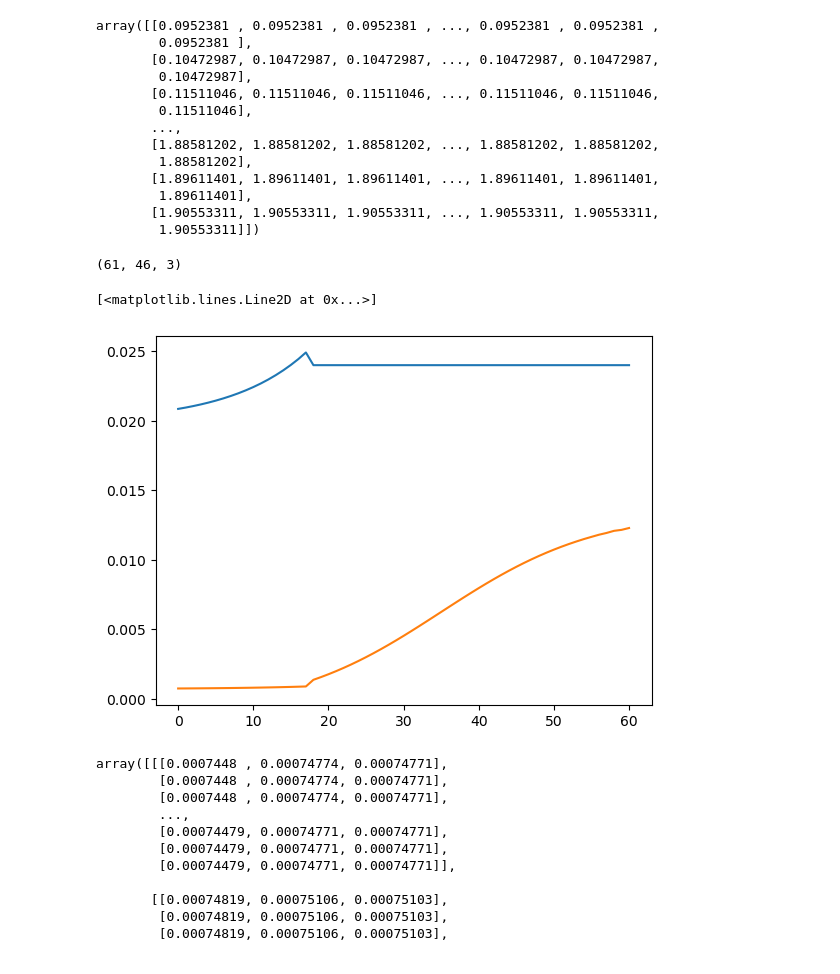
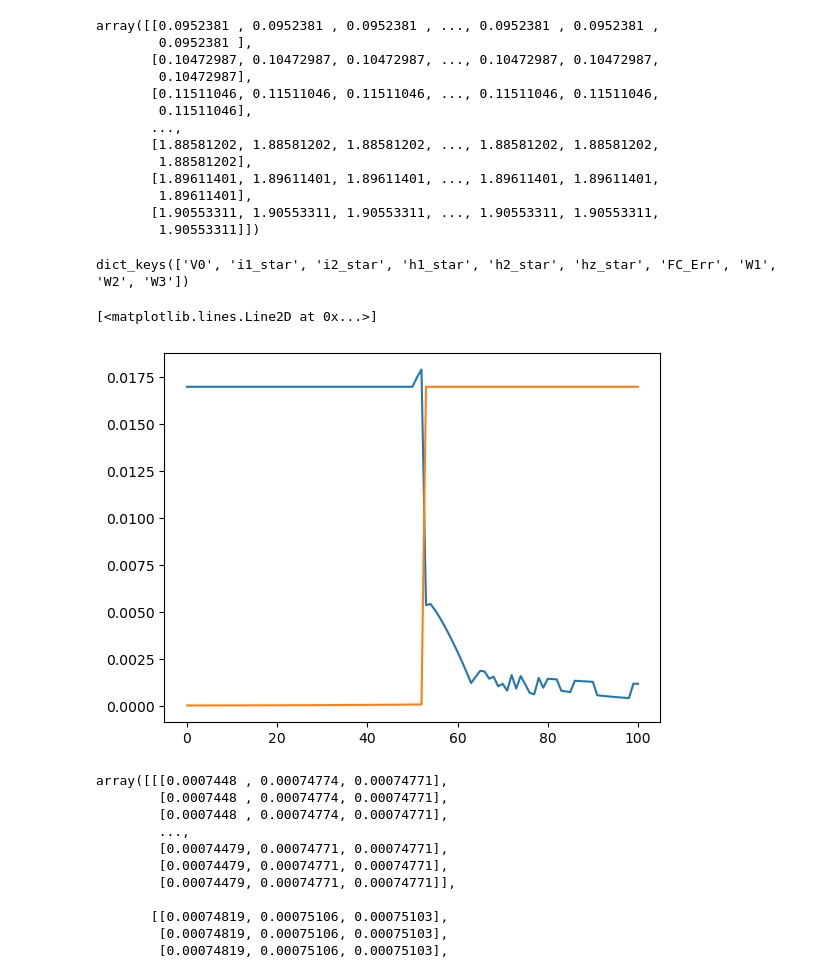
Before and after one commit to hqin-2020/CTU, a Jupyter notebook: Untitled-1.ipynb, the cells around one changed output. Drawn from its saved outputs; the diff is of its cells as text; code cells hidden in the pictures.

```diff
--- a/Untitled-1.ipynb
+++ b/Untitled-1.ipynb
@@ -271,19 +267,22 @@ array([[0.0952381 , 0.0952381 , 0.0952381 , ..., 0.0952381 , 0.0952381 ,
         1.90553311]])
 # %%
 import pickle
-lsp = pickle.load(open('data/TwoCapital_small_grid_0.1_frac_0.1/result_rho_1.1_eps_0.1_frac_0.1',"rb"))
+lsp = pickle.load(open('data/TwoCapital_small_grid_Acap_smallepsilon_0.0005_frac_0.01/result_rho_1.00001_eps_0.0005_frac_0.01_A1cap_0.36_A2cap_0.36',"rb"))
-# %%
-lsp['i1_star'].shape
-# %% [output]
-(61, 46, 3)
+# %%
+lsp.keys()
+# %% [output]
+dict_keys(['V0', 'i1_star', 'i2_star', 'h1_star', 'h2_star', 'hz_star', 'FC_Err', 'W1', 'W2', 'W3'])
 # %%
 import matplotlib.pyplot as plt
-plt.plot(lsp['i1_star'][:,0,0])
-# plt.plot(lsp['i1_star'][:,1,0])
+# plt.plot(lsp['i1_star'][:,0,0])
+plt.plot(lsp['i1_star'][:,1,0])
 plt.plot(lsp['i2_star'][:,1,0])
+# plt.plot(np.arange(W1_min, W1_max+0.06, 0.06),lsp['V0'][:,1,0])
+# plt.plot(np.arange(W1_min, W1_max+0.06, 0.06),lsp['h1_star'][:,1,0])
+# plt.plot(np.arange(W1_min, W1_max+0.06, 0.06),lsp['h2_star'][:,1,0])
 # %% [output]
 [<matplotlib.lines.Line2D at 0x...>]
-[figure, old version]
+[figure, new version]
 # %%
 # %% [output]
 array([[[0.0007448 , 0.00074774, 0.00074771],
```
Also changed, not shown: parts of 1 cell of this notebook, 2 other files.
